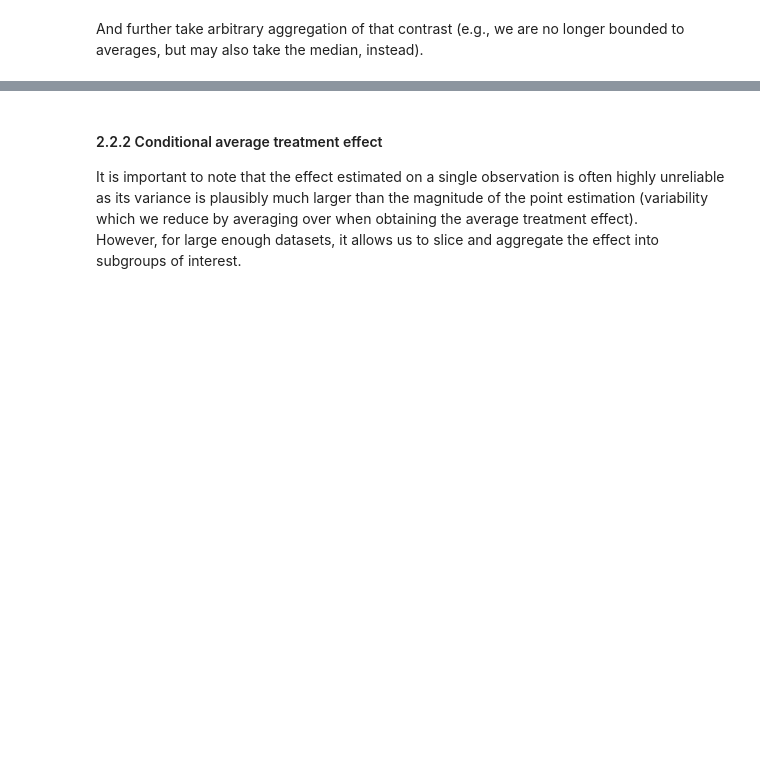
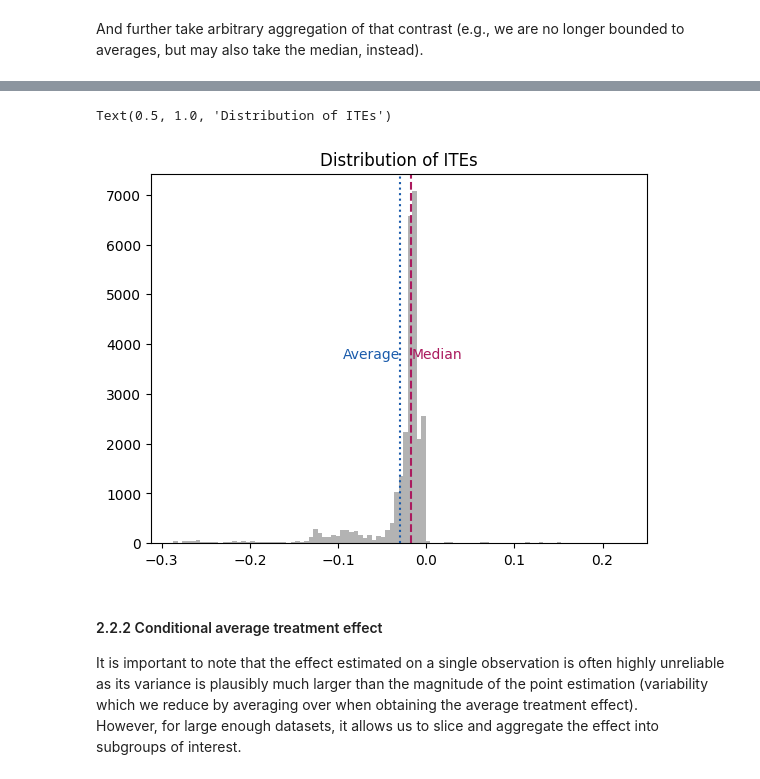
Before and after one commit to ehudkr/ibm-causal-tech-workshop, a Jupyter notebook: mit_ibm-tech_workshop-causality.ipynb, the cells around one changed output, grey strips where cells are left out. Drawn from its saved outputs; the diff is of its cells as text; code cells hidden in the pictures; blank space fills up the shorter version.

Commit message:
Add ITE distribution plot

```diff
--- a/mit_ibm-tech_workshop-causality.ipynb
+++ b/mit_ibm-tech_workshop-causality.ipynb
@@ -499,3 +501,29 @@ slearner_ind_effect.median()
+# %%
+fig, ax = plt.subplots()
+ax.hist(
+    slearner_ind_effect, bins=100,
+    color="0.7",
+)
+ax.axvline(
+    slearner_ind_effect.median(),
+    color="#ab1a5e", linestyle="--",
+)
+ax.text(
+    slearner_ind_effect.median(), ax.get_ylim()[1] / 2, "Median",
+    color="#ab1a5e", ha="left",
+)
+ax.axvline(
+    slearner_ind_effect.mean(),
+    color="#1a5bab",  linestyle=":",
+)
+ax.text(
+    slearner_ind_effect.mean(), ax.get_ylim()[1] / 2, "Average",
+    color="#1a5bab", ha="right",
+)
+ax.set_title("Distribution of ITEs")
+# %% [output]
+Text(0.5, 1.0, 'Distribution of ITEs')
+[figure, added]
 # %% [markdown]
 <a id="BMD_contact-std-cate"></a>
 #### 2.2.2 Conditional average treatment effect
```
Also changed, not shown: parts of 5 cells of this notebook.
